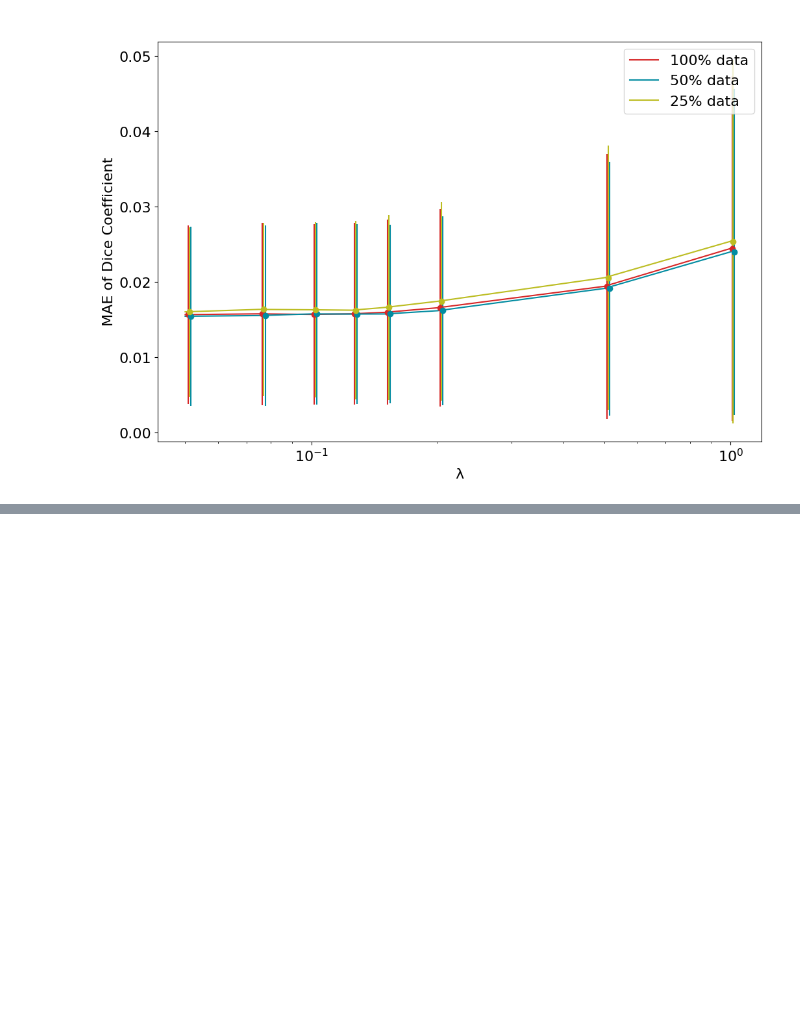
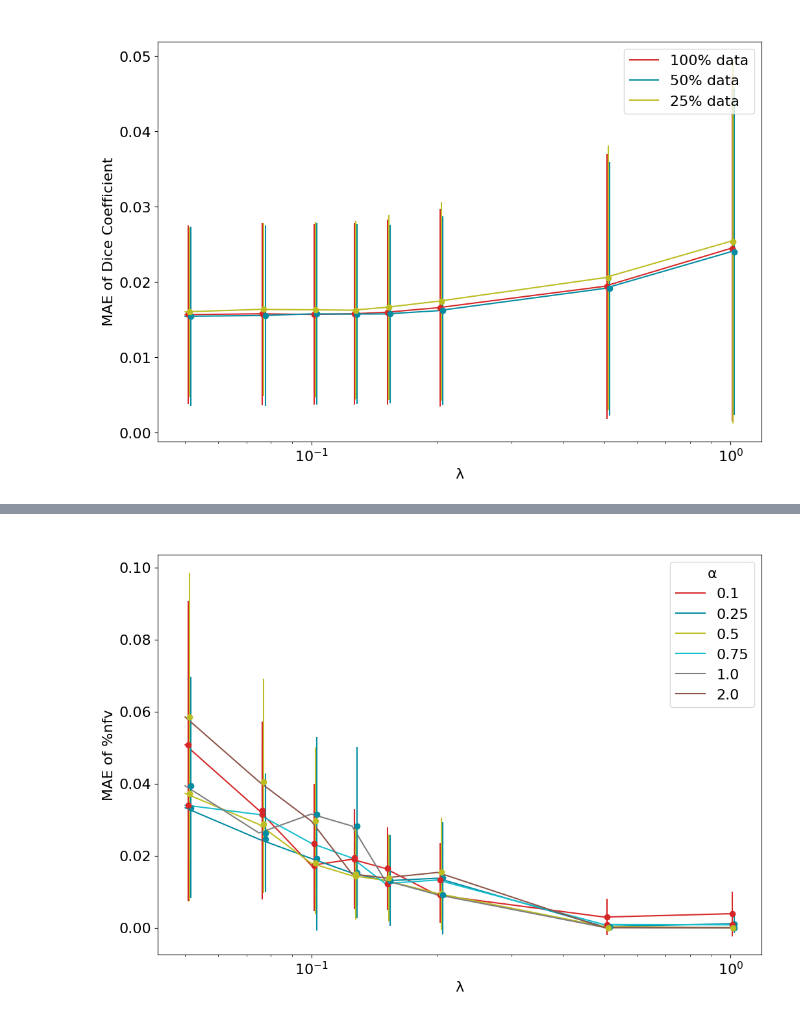
Before and after one commit to aisha-lawal/hyperpredict, a Jupyter notebook: visualizations/hyperpredict_clapirn.ipynb, the cells around one changed output, grey strips where cells are left out. Drawn from its saved outputs; the diff is of its cells as text; code cells hidden in the pictures; blank space fills up the shorter version.

```diff
--- a/visualizations/hyperpredict_clapirn.ipynb
+++ b/visualizations/hyperpredict_clapirn.ipynb
@@ -624,0 +712,59 @@ plt.show()
+# %%
+#nfv difference
+sensitivity_01["nfv_difference"] = abs((sensitivity_01["predicted_nfv"]/ maximum_nfv)*100 - (sensitivity_01["target_nfv"]/maximum_nfv)*100)
+mean_difference =  sensitivity_01.groupby("be").mean().reset_index()
+std_dev = sensitivity_01.groupby("be").std().reset_index()
+sns.lineplot(x=be, y=mean_difference["nfv_difference"], color="#d62728")
+plt.errorbar(x_errorbar + be, mean_difference["nfv_difference"], yerr=std_dev["nfv_difference"], fmt='o', color = '#d62728')
+
+sensitivity_025["nfv_difference"] = abs((sensitivity_025["predicted_nfv"]/ maximum_nfv)*100 - (sensitivity_025["target_nfv"]/maximum_nfv)*100)
+mean_difference =  sensitivity_025.groupby("be").mean().reset_index()
+std_dev = sensitivity_025.groupby("be").std().reset_index()
+sns.lineplot(x=be, y=mean_difference["nfv_difference"], color="#028ca1", errorbar="sd")
+plt.errorbar([x*2 for x in x_errorbar]+be, mean_difference["nfv_difference"], yerr=std_dev["nfv_difference"], fmt='o', color='#028ca1')
+
+sensitivity_05["nfv_difference"] = abs((sensitivity_05["predicted_nfv"]/ maximum_nfv)*100 - (sensitivity_05["target_nfv"]/maximum_nfv)*100)
+mean_difference =  sensitivity_05.groupby("be").mean().reset_index()
+std_dev = sensitivity_05.groupby("be").std().reset_index()
+sns.lineplot(x=be, y=mean_difference["nfv_difference"], color="#bcbd22")
+plt.errorbar([x*1.5 for x in x_errorbar]+be, mean_difference["nfv_difference"], yerr=std_dev["nfv_difference"], fmt='o', color='#bcbd22')
+
+sensitivity_075["nfv_difference"] = abs((sensitivity_075["predicted_nfv"]/ maximum_nfv)*100 - (sensitivity_075["target_nfv"]/maximum_nfv)*100)
+mean_difference =  sensitivity_075.groupby("be").mean().reset_index()
+std_dev = sensitivity_075.groupby("be").std().reset_index()
+sns.lineplot(x=be, y=mean_difference["nfv_difference"], color="#17becf")
+plt.errorbar(x_errorbar + be, mean_difference["nfv_difference"], yerr=std_dev["nfv_difference"], fmt='o', color = '#d62728')
+
+sensitivity_10["nfv_difference"] = abs((sensitivity_10["predicted_nfv"]/ maximum_nfv)*100 - (sensitivity_10["target_nfv"]/maximum_nfv)*100)
+mean_difference =  sensitivity_10.groupby("be").mean().reset_index()
+std_dev = sensitivity_10.groupby("be").std().reset_index()
+sns.lineplot(x=be, y=mean_difference["nfv_difference"], color="#7f7f7f", errorbar="sd")
+plt.errorbar([x*2 for x in x_errorbar]+be, mean_difference["nfv_difference"], yerr=std_dev["nfv_difference"], fmt='o', color='#028ca1')
+
+sensitivity_20["nfv_difference"] = abs((sensitivity_20["predicted_nfv"]/ maximum_nfv)*100 - (sensitivity_20["target_nfv"]/maximum_nfv)*100)
+mean_difference =  sensitivity_20.groupby("be").mean().reset_index()
+std_dev = sensitivity_20.groupby("be").std().reset_index()
+sns.lineplot(x=be, y=mean_difference["nfv_difference"], color="#8c564b")
+plt.errorbar([x*1.5 for x in x_errorbar]+be, mean_difference["nfv_difference"], yerr=std_dev["nfv_difference"], fmt='o', color='#bcbd22')
+
+
+
+custom_legend = [
+    plt.Line2D([0], [0], color='#d62728',  linestyle='-', markersize=5),
+    plt.Line2D([0], [0], color='#028ca1',  linestyle='-', markersize=5),
+    plt.Line2D([0], [0], color='#bcbd22', linestyle='-', markersize=5),
+    plt.Line2D([0], [0], color='#17becf',  linestyle='-', markersize=5),
+    plt.Line2D([0], [0], color='#7f7f7f',  linestyle='-', markersize=5),
+    plt.Line2D([0], [0], color='#8c564b', linestyle='-', markersize=5),
+
+]
+legend_labels = ['0.1','0.25', '0.5', '0.75', '1.0', '2.0']
+
+plt.legend(custom_legend, legend_labels, title="α")
+plt.title(" ");
+plt.xlabel("λ");
+plt.ylabel("MAE of %nfv");
+plt.xscale('log')
+plt.show()
+# %% [output]
+[figure, added]
```
Also changed, not shown: parts of 3 cells of this notebook, 1 other file.
